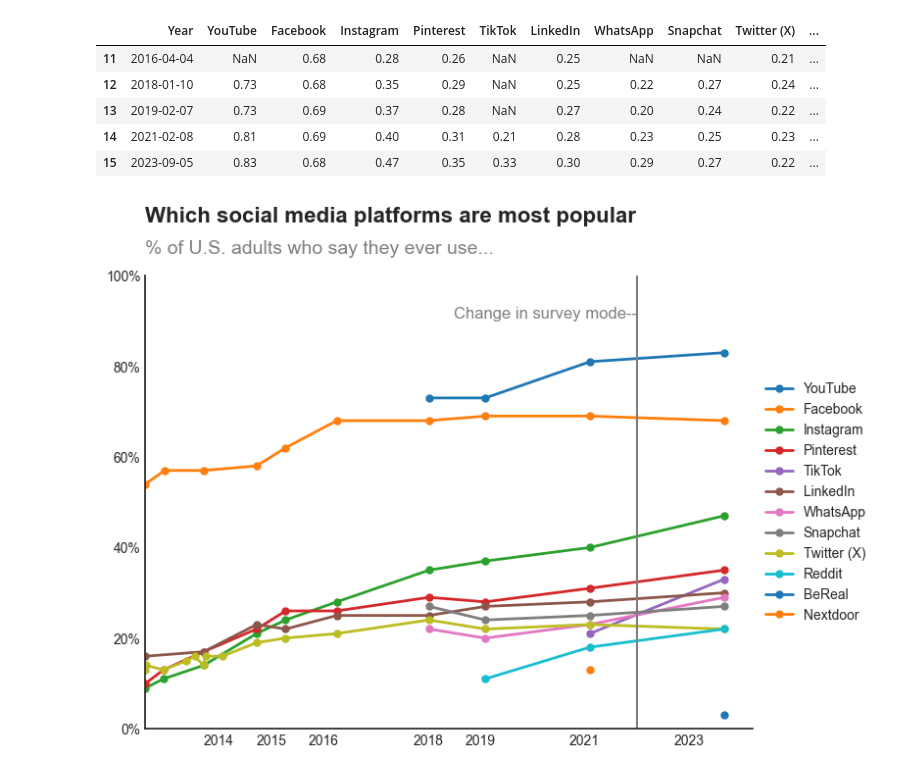
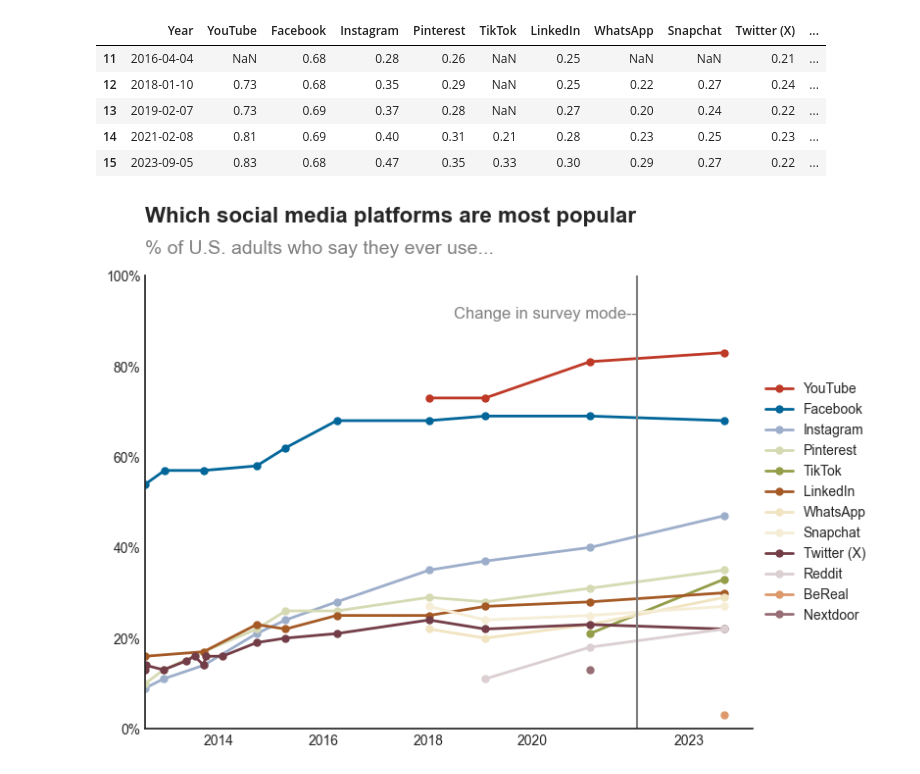
Before and after one commit to nusduck/DSS5201_TeamProject, a Jupyter notebook: src/data_tide.ipynb, the cells around one changed output. Cells and saved outputs as stored; diff of their text form; code cells hidden in the pictures.

```diff
--- a/src/data_tide.ipynb
+++ b/src/data_tide.ipynb
@@ -162,14 +162,19 @@ data2.tail()
 # return the unique values of the Year of the first date
 x_l = list(data2['Year'].dt.to_period('Y').dt.start_time.unique())
 x_ll = list(data2['Year'].dt.to_period('Y').dt.start_time.unique().strftime('%Y'))
+x_lll = ["2014","2016","2018","2020","2023"]
+# %%
+colors = ['#BF3927', '#006699', '#9DAECB', '#D6DAB3', '#949D48', '#A55A26', '#F1E4C1', '#F6EDD6', '#733D47', '#DCCFD1', '#DE996B', '#976E75']
 # %%
 import matplotlib.pyplot as plt
 # 默认字体为times new roman
-plt.rcParams['font.family'] = 'Times New Roman'
+plt.rcParams['font.family'] = 'Helvetica'
 plt.style.use('seaborn-v0_8-white')
 fig, ax = plt.subplots(figsize=(8, 6))
 # for i in data2.columns[1:]:
 #     ax.plot(data2['Year'], data2[i], label = i, marker = 'o')
+color_cycle = plt.cycler(color=colors)
+ax.set_prop_cycle(color_cycle)
 for column in data2.columns[1:]:
     # Convert Year to datetime if it's not already
     x = pd.to_datetime(data2['Year'])
@@ -178,33 +183,34 @@ for column in data2.columns[1:]:
     # Remove NaN values for proper interpolation
     mask = ~y.isna()
     if mask.any():  # Only plot if there are non-NaN values
         # Plot with interpolation
         ax.plot(x[mask], y[mask], label=column, marker='o',
                 linestyle='-', # solid line
                 linewidth=2,   # slightly thicker lines
                 markersize=5)  # smaller markers for cleaner look
 # add a auxiliary line in 2021 year
 ax.axvline(x=pd.to_datetime('2022-01-01'), color='grey', linestyle='-')
+# add a text in the auxiliary line
 ax.text(pd.to_datetime('2022-01-01'), .9, 'Change in survey mode--', color='grey', fontsize=12, va='bottom',ha='right')
 # set legend on the center left side outside the plot
 
 plt.legend(loc='center left', bbox_to_anchor=(1, 0.5),frameon=False)
 # set the x axis start from 2010
 plt.xlim(data2.Year.min())
 # Ensure the y-axis ranges from 0 to 1
 ax.set_ylim(0, 1)
 # remove the frame of the plot
 ax.spines['top'].set_visible(False)
 ax.spines['right'].set_visible(False)
 # set the y axis present as percentage from 0% to 100%
 ax.yaxis.set_major_formatter(plt.FuncFormatter('{:.0%}'.format))
 # Set the title
 ax.set_title('Which social media platforms are most popular', fontsize=16, fontweight='bold',y = 1.1,loc = "left",x=0)
 
 # Add subtitle
 ax.text(0, 1.05, '% of U.S. adults who say they ever use...', fontsize=14, ha='left', transform=ax.transAxes,color='grey')
-ax.set_xticks(x_l[2:])
-ax.set_xticklabels(x_ll[2:])
+ax.set_xticks(x_lll)
+ax.set_xticklabels(x_lll)
 plt.show()
 # %% [output]
-[figure, old version]
+[figure, new version]
```
Also changed, not shown: 2 other files.
